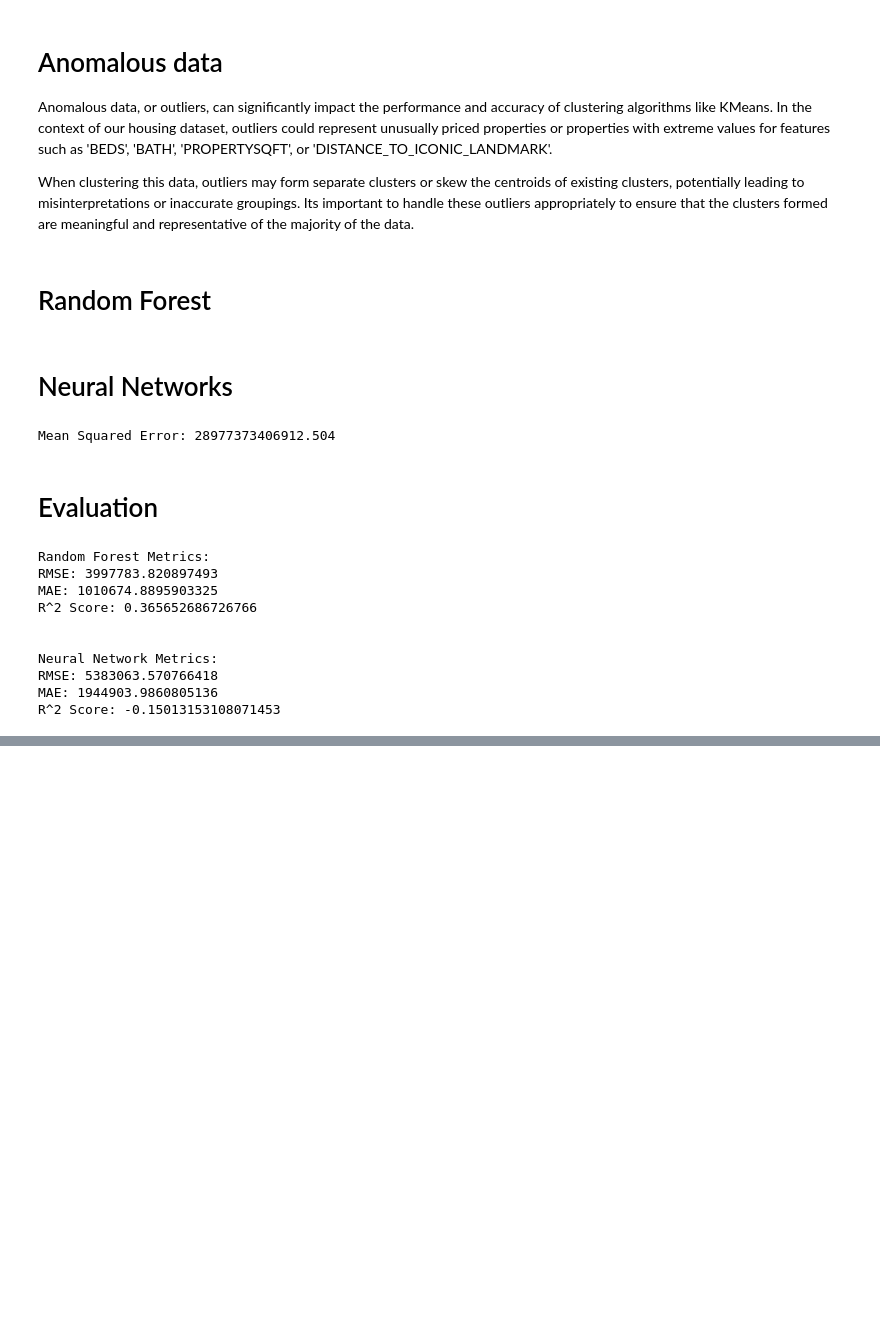
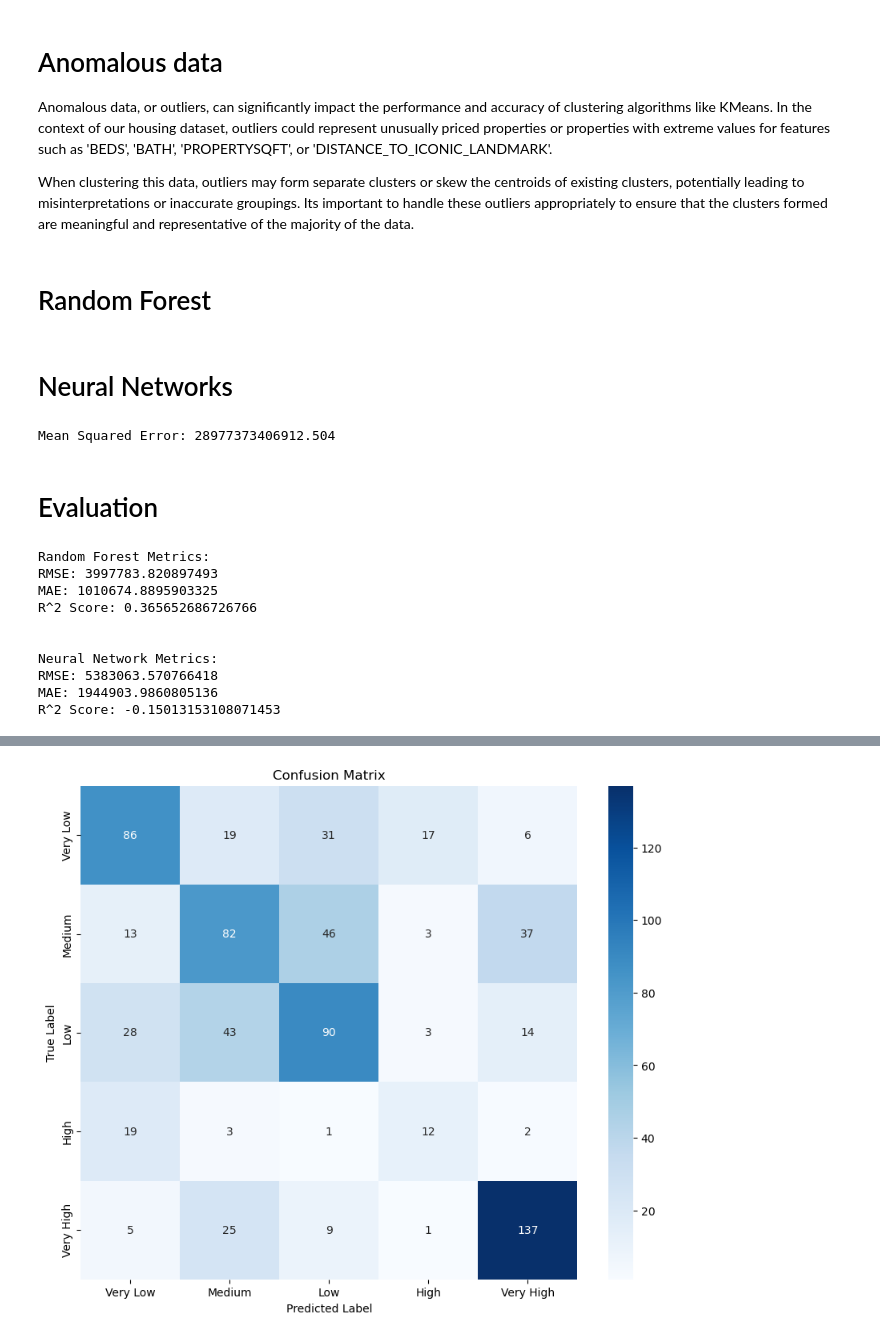
Before and after one commit to 44-566-Machine-Learning-S24/ml-s24-project-Goutamkurri, a Jupyter notebook: classification.ipynb, the cells around one changed output, grey strips where cells are left out. Saved outputs shown, nothing was run; the diff lists cells and outputs as text; code cells hidden in the pictures; blank space fills up the shorter version.

```diff
--- a/classification.ipynb
+++ b/classification.ipynb
@@ -288,3 +301,98 @@ Neural Network Metrics:
 RMSE: 5383063.570766418
 MAE: 1944903.9860805136
 R^2 Score: -0.15013153108071453
+# %%
+import pandas as pd
+import numpy as np
+import matplotlib.pyplot as plt
+from sklearn.model_selection import train_test_split
+from sklearn.linear_model import LinearRegression
+from sklearn.metrics import mean_absolute_error, mean_squared_error, r2_score, accuracy_score
+from sklearn.preprocessing import LabelEncoder
+
+file_path = 'NY-House-Dataset.csv'
+df = pd.read_csv(file_path)
+
+selected_columns = ['PRICE', 'BEDS', 'BATH', 'PROPERTYSQFT', 'LATITUDE', 'LONGITUDE']
+df_clean = df[selected_columns]
+
+missing_values = df_clean.isnull().sum()
+print("Missing values:\n", missing_values)
+
+bins = [0, 400000, 675000, 995000, 2000000, float('inf')]
+labels = ['Very Low', 'Low', 'Medium', 'High', 'Very High']
+df_clean.loc[:, 'PRICE_CATEGORY'] = pd.cut(df_clean['PRICE'], bins=bins, labels=labels, right=False)
+
+def remove_outliers(df, column):
+    Q1 = df[column].quantile(0.25)
+    Q3 = df[column].quantile(0.75)
+    IQR = Q3 - Q1
+    lower_bound = Q1 - 1.5 * IQR
+    upper_bound = Q3 + 1.5 * IQR
+    df_filtered = df[(df[column] >= lower_bound) & (df[column] <= upper_bound)]
+    return df_filtered
+
+numeric_columns = ['PRICE', 'BEDS', 'BATH', 'PROPERTYSQFT']
+for column in numeric_columns:
+    df_clean = remove_outliers(df_clean, column)
+
+
+
+def haversine_distance(lat1, lon1, lat2, lon2):
+    # Radius of Earth in kilometers
+    R = 6371.0
+    lat1_rad = np.radians(lat1)
+    lon1_rad = np.radians(lon1)
+    lat2_rad = np.radians(lat2)
+    lon2_rad = np.radians(lon2)
+    dlat = lat2_rad - lat1_rad
+    dlon = lon2_rad - lon1_rad
+    a = np.sin(dlat / 2)**2 + np.cos(lat1_rad) * np.cos(lat2_rad) * np.sin(dlon / 2)**2
+    c = 2 * np.arctan2(np.sqrt(a), np.sqrt(1 - a))
+    distance = R * c
+    return distance
+
+central_park_lat = 40.7851
+central_park_lon = -73.9683
+df_clean['distance_to_central_park'] = df_clean.apply(lambda row: haversine_distance(row['LATITUDE'], row['LONGITUDE'], central_park_lat, central_park_lon), axis=1)
+
+X = df_clean[['BEDS', 'BATH', 'PROPERTYSQFT', 'LATITUDE', 'LONGITUDE', 'distance_to_central_park']]
+y = df_clean['PRICE_CATEGORY']
+
+X_train, X_test, y_train, y_test = train_test_split(X, y, test_size=0.2, random_state=42)
+
+from sklearn.metrics import accuracy_score, classification_report, confusion_matrix
+import matplotlib.pyplot as plt
+import seaborn as sns
+from sklearn.tree import DecisionTreeClassifier
+from sklearn.model_selection import train_test_split
+import numpy as np
+
+X = df_clean[['BEDS', 'BATH', 'PROPERTYSQFT', 'LATITUDE', 'LONGITUDE', 'distance_to_central_park']]
+y = df_clean['PRICE_CATEGORY']  # Changed 'PRICE_RANGE' to 'PRICE_CATEGORY'
+
+X_train, X_test, y_train, y_test = train_test_split(X, y, test_size=0.2, random_state=42)
+
+
+clf = DecisionTreeClassifier(random_state=42)
+
+clf.fit(X_train, y_train)
+
+y_pred = clf.predict(X_test)
+
+accuracy = accuracy_score(y_test, y_pred)
+print(f"Accuracy: {accuracy:.2f}")
+
+print("\nClassification Report:")
+print(classification_report(y_test, y_pred))
+
+price_labels = df_clean['PRICE_CATEGORY'].unique()
+
+conf_matrix = confusion_matrix(y_test, y_pred)
+plt.figure(figsize=(10, 8))
+sns.heatmap(conf_matrix, annot=True, fmt='d', cmap='Blues', xticklabels=price_labels, yticklabels=price_labels)
+plt.title('Confusion Matrix')
+plt.xlabel('Predicted Label')
+plt.ylabel('True Label')
+plt.show()
+# %% [output]
@@ -290,0 +421 @@ R^2 Score: -0.15013153108071453
+[figure, added]
```
Also changed, not shown: parts of 6 cells of this notebook.
